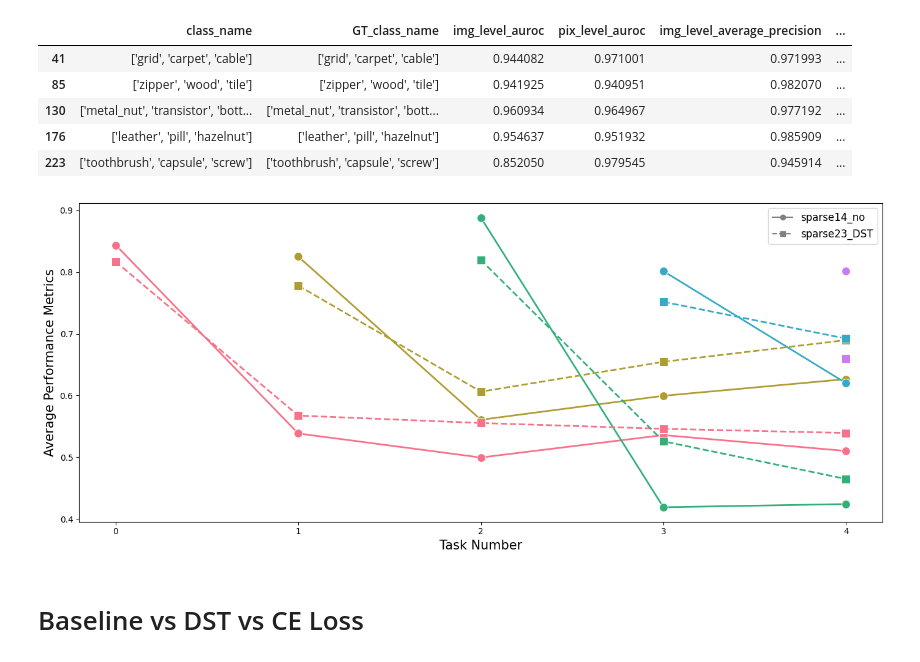
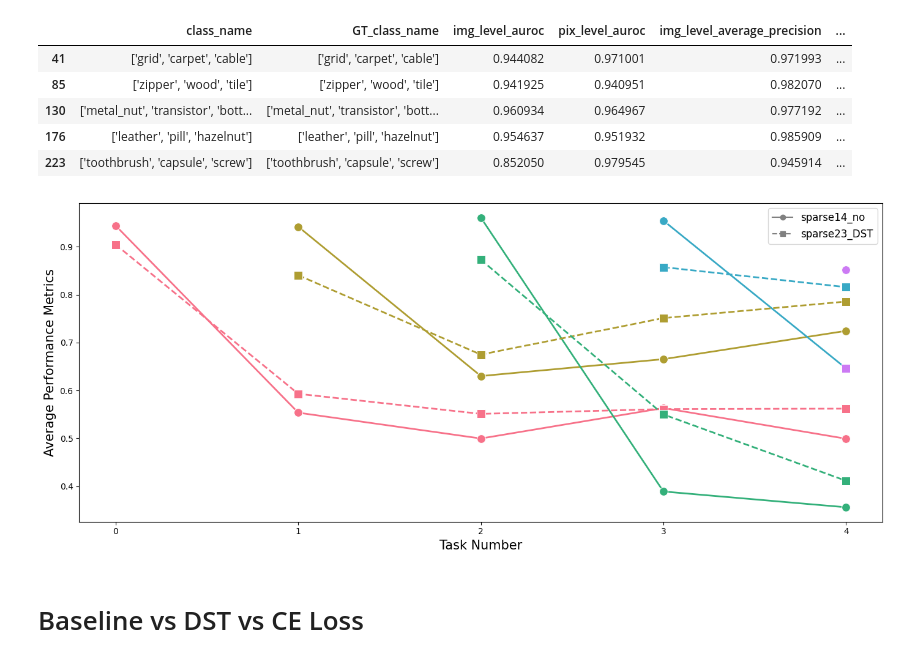
Before and after one commit to crimama/LifeLongerAD, a Jupyter notebook: notebooks/[CFGCAD] [2025-05-20] 연구미팅 보고 결과 정리.ipynb, the cells around one changed output. Drawn from its saved outputs; the diff is of its cells as text; code cells hidden in the pictures.

```diff
--- a/notebooks/[CFGCAD] [2025-05-20] 연구미팅 보고 결과 정리.ipynb
+++ b/notebooks/[CFGCAD] [2025-05-20] 연구미팅 보고 결과 정리.ipynb
@@ -139,35 +139,35 @@ def visualize_class_results(class_results_dict, task_order):
     colors = sns.color_palette("husl", n_colors=len(class_results_dict[list(class_results_dict.keys())[0]]['class_name'].unique()))
 
     for key, class_results in class_results_dict.items():
         class_results['task_number'] = class_results['GT_class_name'].map(task_order)
 
         for i, class_name in enumerate(class_results['class_name'].unique()):
             sns.lineplot(data=class_results[class_results['class_name'] == class_name],
                          x='task_number',
-                         y='average',
+                         y='img_level_auroc',
                          color=colors[i],
                          marker=markers[key],
                          markersize=10,
                          linestyle=linestyles[key],
                          linewidth=2,
                          ax=axes)
 
     # Create a custom legend for keys
     legend_elements = [plt.Line2D([0], [0], color='gray', linestyle=linestyles[key], marker=markers[key], label=key)
                        for key in class_results_dict.keys()]
     axes.legend(handles=legend_elements,  fontsize=12, title_fontsize=14)
 
 
     axes.set_xlabel('Task Number',fontsize=15)
     axes.set_ylabel('Average Performance Metrics',fontsize=15)
     axes.set_xticks([0, 1, 2, 3, 4])
 
     plt.tight_layout()
     plt.show()
 
 visualize_class_results(class_results_dict, task_order)
 # %% [output]
-[figure, old version]
+[figure, new version]
 # %% [markdown]
 # Baseline vs DST vs CE Loss
 # %%
```
Also changed, not shown: parts of 9 cells of this notebook, 17 other files.
